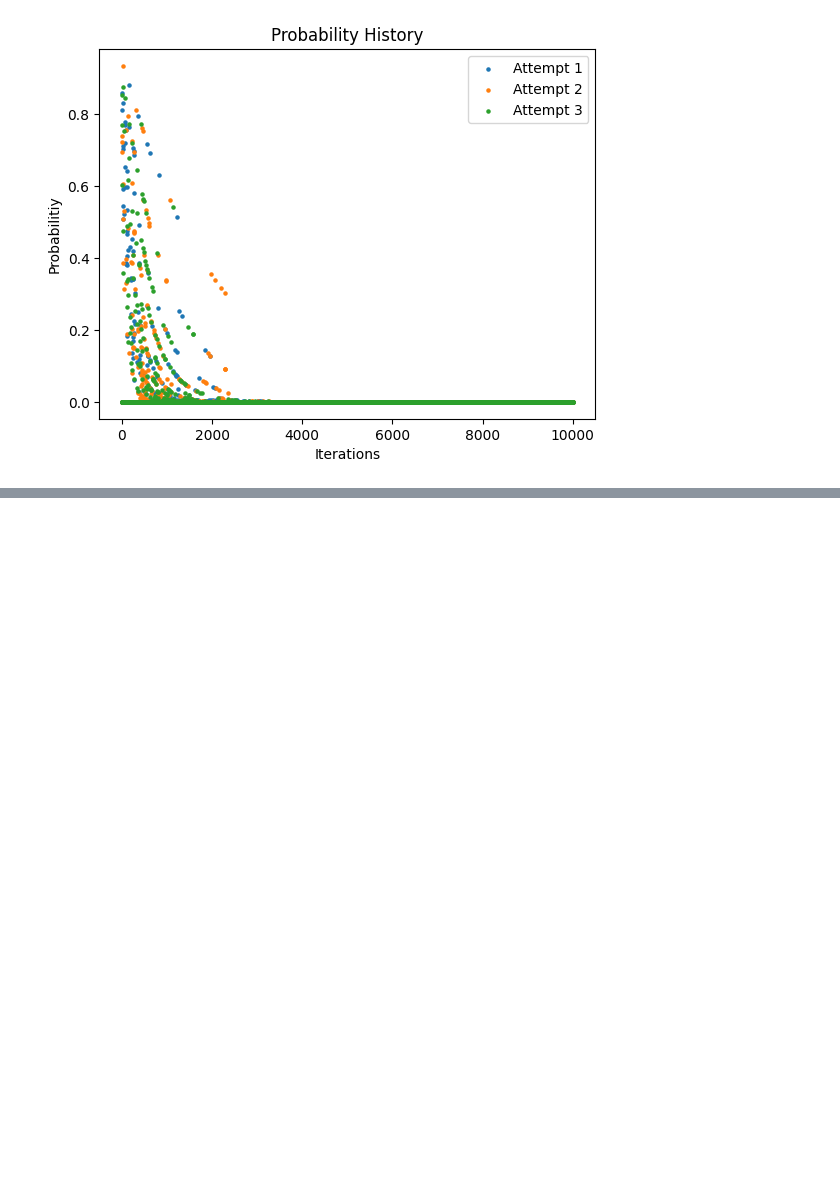
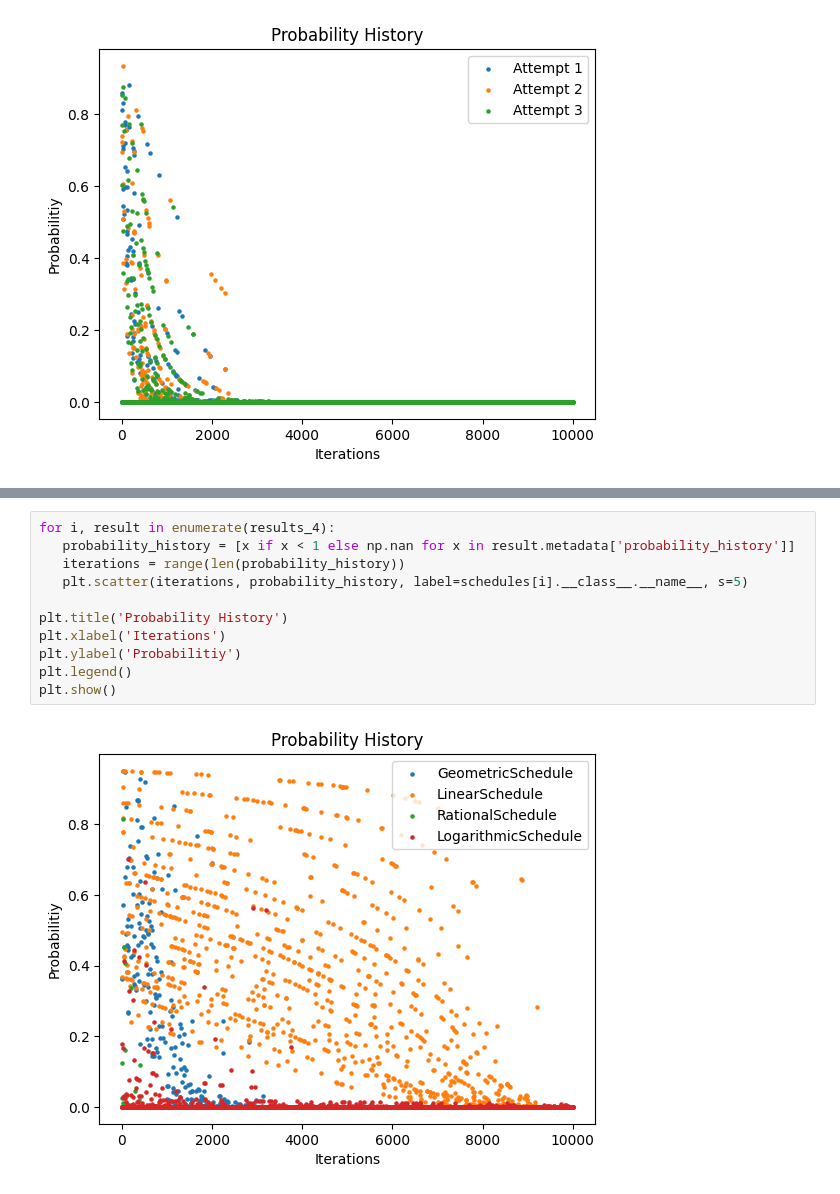
Before and after one commit to timoruslim/IF3170_G60_MoreArtificialThanIntelligence, a Jupyter notebook: output/2_simulated_annealing.ipynb, the cells around one changed output, grey strips where cells are left out. Drawn from its saved outputs; the diff is of its cells as text; blank space fills up the shorter version.

```diff
--- a/output/2_simulated_annealing.ipynb
+++ b/output/2_simulated_annealing.ipynb
@@ -303,0 +367,13 @@ plt.show()
+# %%
+for i, result in enumerate(results_4):
+   probability_history = [x if x < 1 else np.nan for x in result.metadata['probability_history']]
+   iterations = range(len(probability_history))
+   plt.scatter(iterations, probability_history, label=schedules[i].__class__.__name__, s=5)
+
+plt.title('Probability History')
+plt.xlabel('Iterations')
+plt.ylabel('Probabilitiy')
+plt.legend()
+plt.show()
+# %% [output]
+[figure, added]
```
Also changed, not shown: parts of 7 cells of this notebook, 4 other files.
